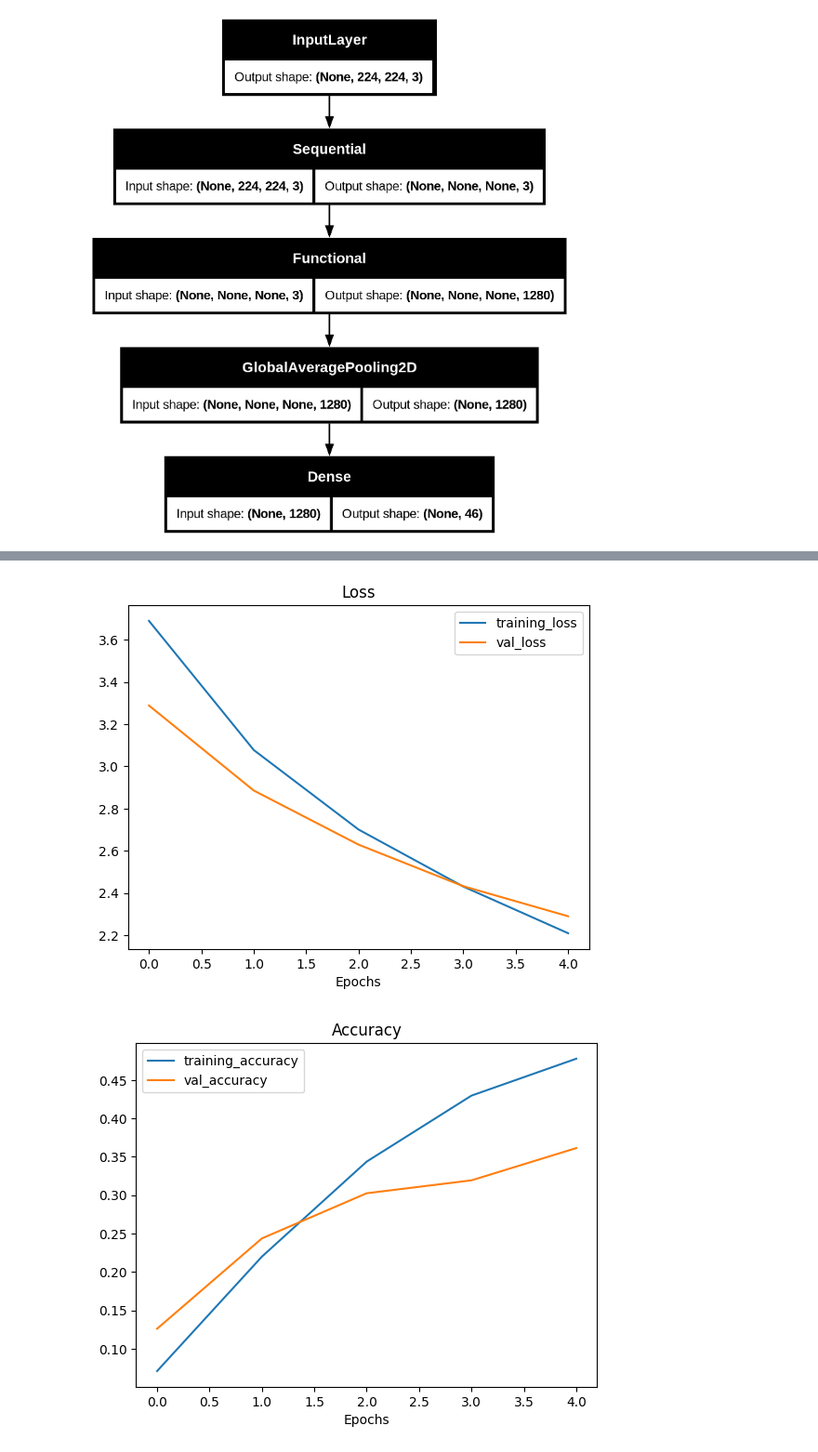
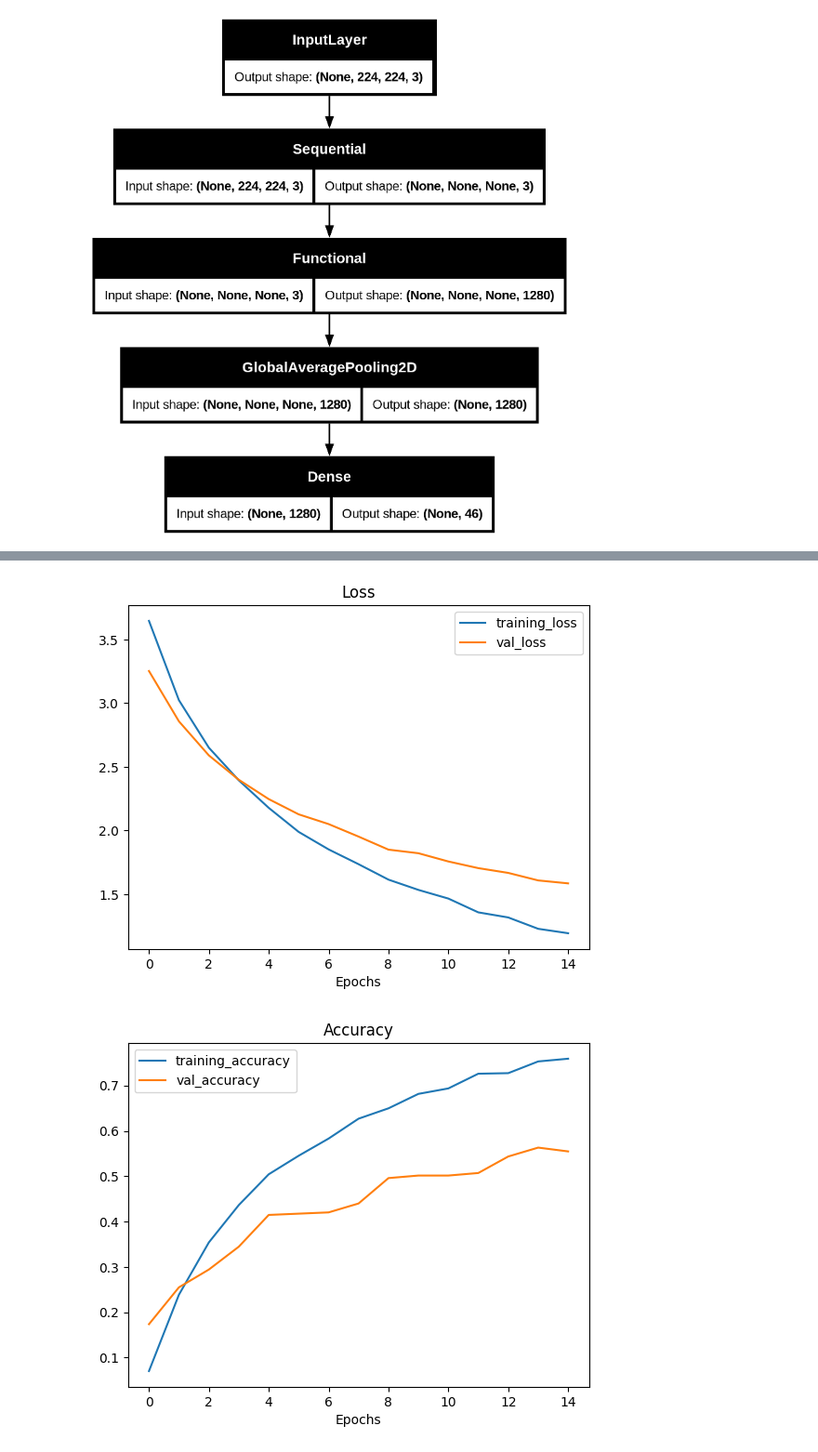
Before and after one commit to afterSt0rm/Nepali-Sign-Language-Recognition, a Jupyter notebook: Nepali Sign Language Transfer Learning/Nepali_Sign_Langauge_Recognition (Transfer Learning).ipynb, the cells around one changed output, grey strips where cells are left out. Shown at 93% size. Drawn from its saved outputs; the diff is of its cells as text; code cells hidden in the pictures.

Commit message:
Train the model for longer i.e. 15 epochs

```diff
--- a/Nepali Sign Language Transfer Learning/Nepali_Sign_Langauge_Recognition (Transfer Learning).ipynb
+++ b/Nepali Sign Language Transfer Learning/Nepali_Sign_Langauge_Recognition (Transfer Learning).ipynb
@@ -131,8 +131,8 @@ eff_model.compile(loss="categorical_crossentropy",
               metrics=["accuracy"])
 
 # Fit the model
-eff_model_history = eff_model.fit(train_data,
-                              epochs=5,
+eff_model_history_1 = eff_model.fit(train_data,
+                              epochs=15,
                               validation_data=val_data
                              )
 # %% [output]
@@ -156,9 +163,9 @@ print(eff_model_eval)
 # %%
 # Restore the default rc settings
 plt.rcdefaults()
 
 # Plot loss curves
-plot_curves(eff_model_history)
+plot_curves(eff_model_history_1)
 # %% [output]
-[figure, old version]
+[figure, new version]
-[figure, old version]
+[figure, new version]
```
Also changed, not shown: parts of 4 cells of this notebook.
